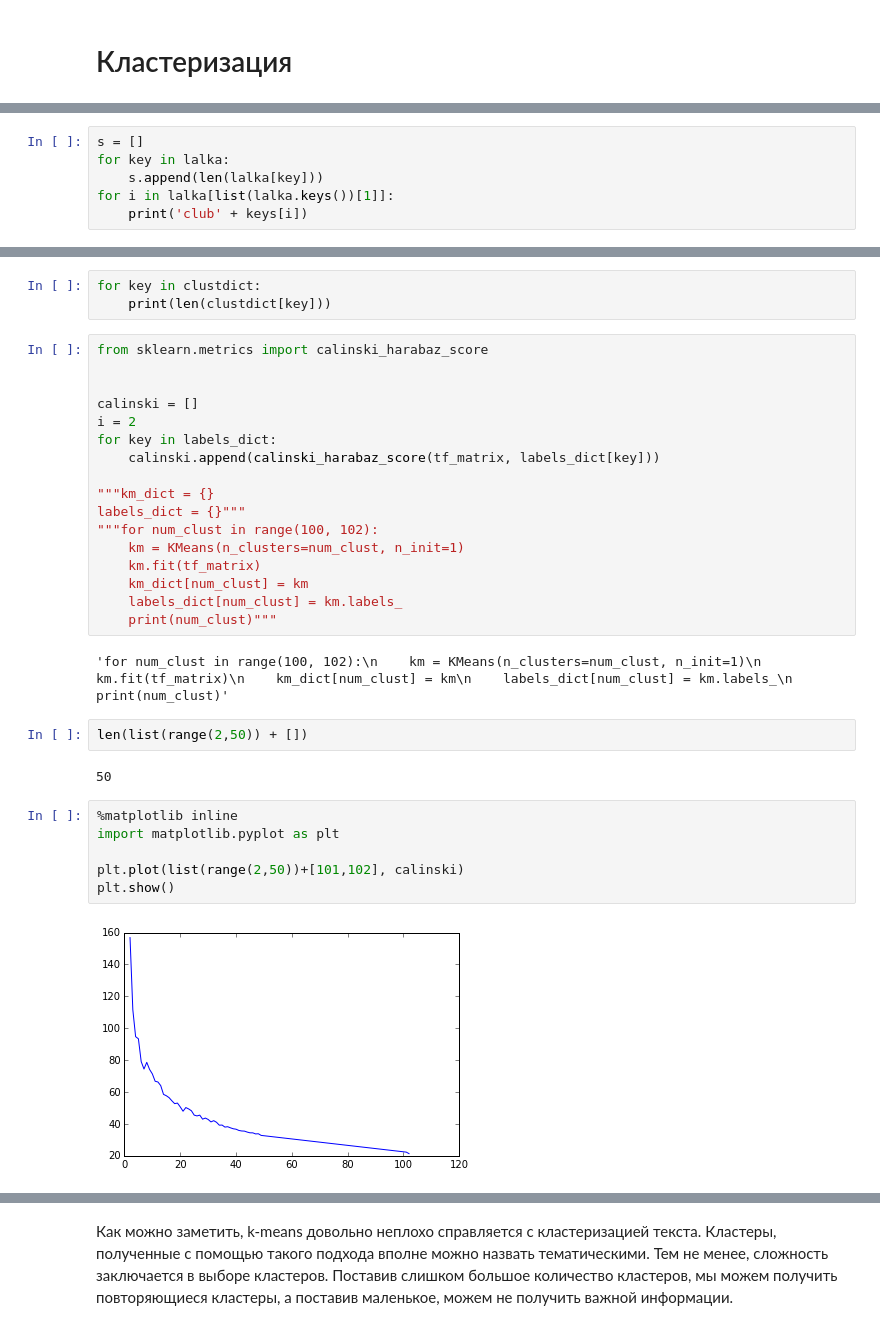
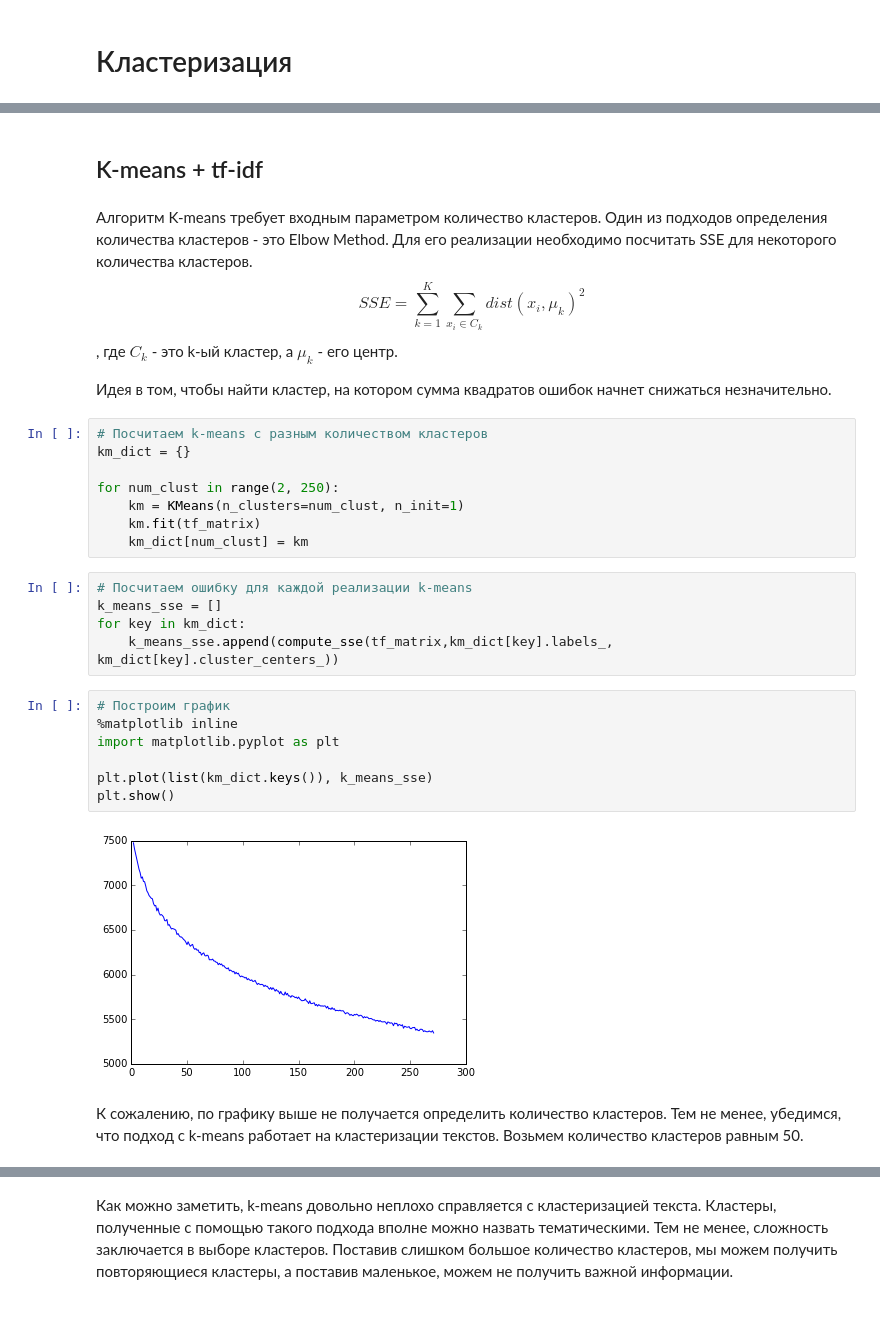
Before and after one commit to blastname/vk_clusterization, a Jupyter notebook: vk_clusterization.ipynb, the cells around one changed output, grey strips where cells are left out. Saved outputs shown, nothing was run; the diff lists cells and outputs as text.

```diff
--- a/vk_clusterization.ipynb
+++ b/vk_clusterization.ipynb
@@ -351,6 +242,0 @@ linkage_tf_complete = linkage_cluser(data=tf_matrix, keys=keys, method='complete
-# %%
-s = []
-for key in lalka:
-    s.append(len(lalka[key]))
-for i in lalka[list(lalka.keys())[1]]:
-    print('club' + keys[i])
@@ -365,35 +243,33 @@ club74362568
-# %%
-for key in clustdict:
-    print(len(clustdict[key]))
+# %% [markdown]
+## K-means + tf-idf
+# %% [markdown]
+Алгоритм K-means требует входным параметром количество кластеров. Один из подходов определения количества кластеров - это Elbow Method. Для его реализации необходимо посчитать SSE для некоторого количества кластеров.
+$$SSE = \sum_{k=1}^K \sum_{{x_i \in C_k}}dist(x_i, \mu_k)^2$$, где $C_k$ - это k-ый кластер, а $\mu_k$ - его центр.
+
+Идея в том, чтобы найти кластер, на котором сумма квадратов ошибок начнет снижаться незначительно.
 # %%
-from sklearn.metrics import calinski_harabaz_score
+# Посчитаем k-means с разным количеством кластеров
+km_dict = {}
 
-
-calinski = []
-i = 2
-for key in labels_dict:
-    calinski.append(calinski_harabaz_score(tf_matrix, labels_dict[key]))
-
-"""km_dict = {}
-labels_dict = {}"""
-"""for num_clust in range(100, 102):
+for num_clust in range(2, 250):
     km = KMeans(n_clusters=num_clust, n_init=1)
     km.fit(tf_matrix)
     km_dict[num_clust] = km
-    labels_dict[num_clust] = km.labels_
-    print(num_clust)"""
-# %% [output]
-'for num_clust in range(100, 102):\n    km = KMeans(n_clusters=num_clust, n_init=1)\n    km.fit(tf_matrix)\n    km_dict[num_clust] = km\n    labels_dict[num_clust] = km.labels_\n    print(num_clust)'
-# %%
-len(list(range(2,50)) + [])
-# %% [output]
-50
+# %%
+# Посчитаем ошибку для каждой реализации k-means
+k_means_sse = []
+for key in km_dict:
+    k_means_sse.append(compute_sse(tf_matrix,km_dict[key].labels_, km_dict[key].cluster_centers_))
 # %%
+# Построим график
 %matplotlib inline
 import matplotlib.pyplot as plt
 
-plt.plot(list(range(2,50))+[101,102], calinski)
+plt.plot(list(km_dict.keys()), k_means_sse)
 plt.show()
 # %% [output]
-[figure, old version]
+[figure, new version]
+# %% [markdown]
+К сожалению, по графику выше не получается определить количество кластеров.
+Тем не менее, убедимся, что подход с k-means работает на кластеризации текстов. Возьмем количество кластеров равным 50.
 # %%
```
Also changed, not shown: parts of 35 cells of this notebook.
